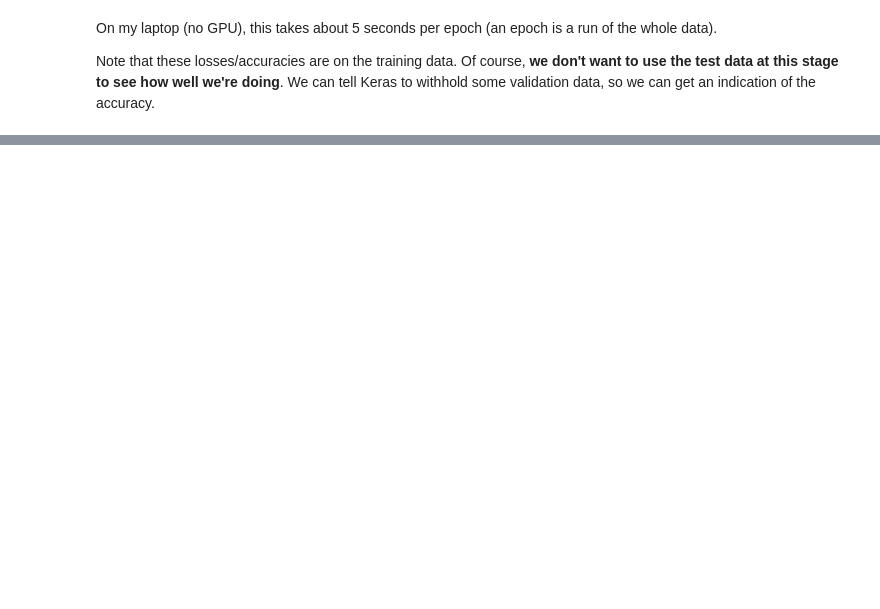
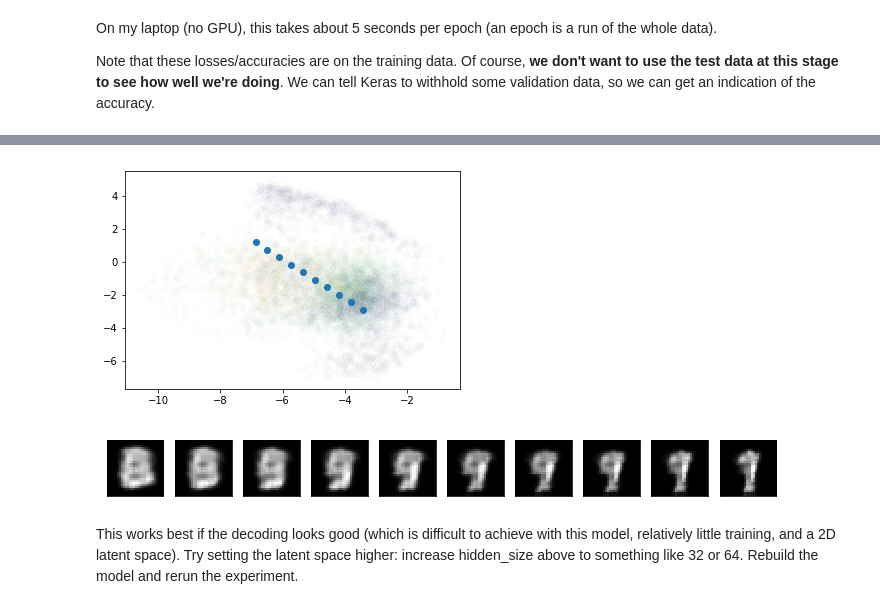
Before and after one commit to pbloem/machine-learning, a Jupyter notebook: worksheets/Worksheet 4, Deep Learning.ipynb, the cells around one changed output, grey strips where cells are left out. Drawn from its saved outputs; the diff is of its cells as text; code cells hidden in the pictures; blank space fills up the shorter version.

```diff
--- a/worksheets/Worksheet 4, Deep Learning.ipynb
+++ b/worksheets/Worksheet 4, Deep Learning.ipynb
@@ -268,0 +514,26 @@ Note that the model remembers its weights so we've now trained it for 10 epochs,
+# %%
+import numpy as np
+
+# Two random digits
+example1 = x_test[234,:,:,:]
+example2 = x_test[513,:,:,:]
+
+l1, l2 = encoder.predict(example1[None, :,:,:]), encoder.predict(example2[None, :,:,:])
+#-- we add the None, because keras expects a batch dimension (even if the batch size is 1)
+
+# ten points, equally spaced between 0 and 1
+line = np.linspace(0, 1, 10)[:, None]
+
+points = l1 * line + l2 * (1-line)
+
+# Plot the points we will decode
+plt.scatter(latent[:,0], latent[:,1], c=y_test[:num], alpha=0.01)
+plt.scatter(points[:, 0], points[:, 1])
+
+outputs = decoder.predict(points)
+plot_digits(outputs.squeeze(3))
+# %% [output]
+[figure, added]
+[figure, added]
+# %% [markdown]
+This works best if the decoding looks good (which is difficult to achieve with this model, relatively little training, and a 2D latent space). Try setting the latent space higher: increase hidden_size above  to something like 32 or 64. Rebuild the model and rerun the experiment.
```
Also changed, not shown: parts of 47 cells of this notebook.
